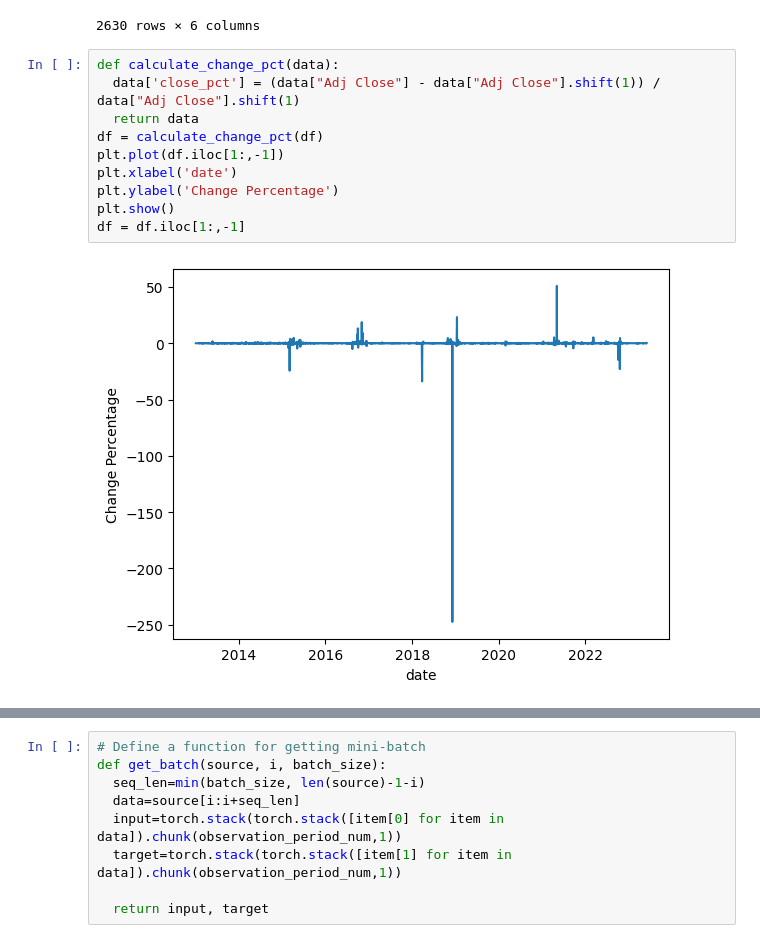
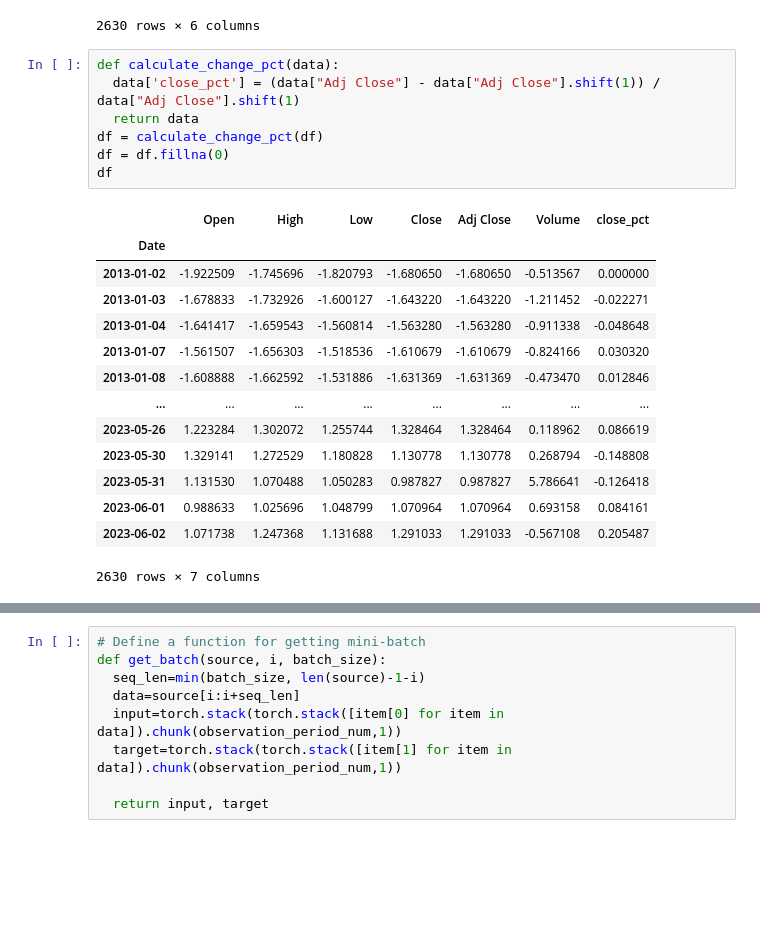
Before and after one commit to LvJiaaaaY/Stock-Prediction-Project, a Jupyter notebook: Transformer.ipynb, the cells around one changed output, grey strips where cells are left out. Drawn from its saved outputs; the diff is of its cells as text; blank space fills up the shorter version.

```diff
--- a/Transformer.ipynb
+++ b/Transformer.ipynb
@@ -94,12 +114,22 @@ df
 # %%
 def calculate_change_pct(data):
   data['close_pct'] = (data["Adj Close"] - data["Adj Close"].shift(1)) / data["Adj Close"].shift(1)
   return data
 df = calculate_change_pct(df)
-plt.plot(df.iloc[1:,-1])
-plt.xlabel('date')
-plt.ylabel('Change Percentage')
-plt.show()
-df = df.iloc[1:,-1]
+df = df.fillna(0)
+df
 # %% [output]
-[figure, removed]
+|  | Open | High | Low | Close | Adj Close | Volume | close_pct |
+| Date |  |  |  |  |  |  |  |
+| 2013-01-02 | -1.922509 | -1.745696 | -1.820793 | -1.680650 | -1.680650 | -0.513567 | 0.000000 |
+| 2013-01-03 | -1.678833 | -1.732926 | -1.600127 | -1.643220 | -1.643220 | -1.211452 | -0.022271 |
+| 2013-01-04 | -1.641417 | -1.659543 | -1.560814 | -1.563280 | -1.563280 | -0.911338 | -0.048648 |
+| 2013-01-07 | -1.561507 | -1.656303 | -1.518536 | -1.610679 | -1.610679 | -0.824166 | 0.030320 |
+| 2013-01-08 | -1.608888 | -1.662592 | -1.531886 | -1.631369 | -1.631369 | -0.473470 | 0.012846 |
+| ... | ... | ... | ... | ... | ... | ... | ... |
+| 2023-05-26 | 1.223284 | 1.302072 | 1.255744 | 1.328464 | 1.328464 | 0.118962 | 0.086619 |
+| 2023-05-30 | 1.329141 | 1.272529 | 1.180828 | 1.130778 | 1.130778 | 0.268794 | -0.148808 |
+| 2023-05-31 | 1.131530 | 1.070488 | 1.050283 | 0.987827 | 0.987827 | 5.786641 | -0.126418 |
+| 2023-06-01 | 0.988633 | 1.025696 | 1.048799 | 1.070964 | 1.070964 | 0.693158 | 0.084161 |
+| 2023-06-02 | 1.071738 | 1.247368 | 1.131688 | 1.291033 | 1.291033 | -0.567108 | 0.205487 |
+2630 rows × 7 columns
```
Also changed, not shown: parts of 6 cells of this notebook.
